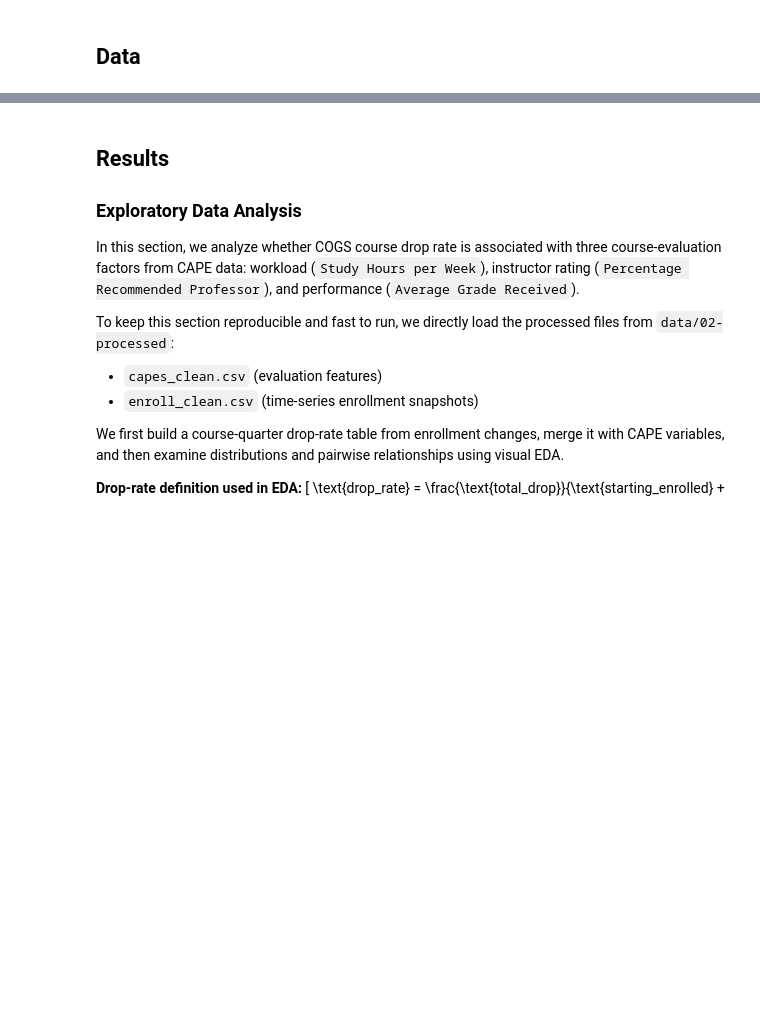
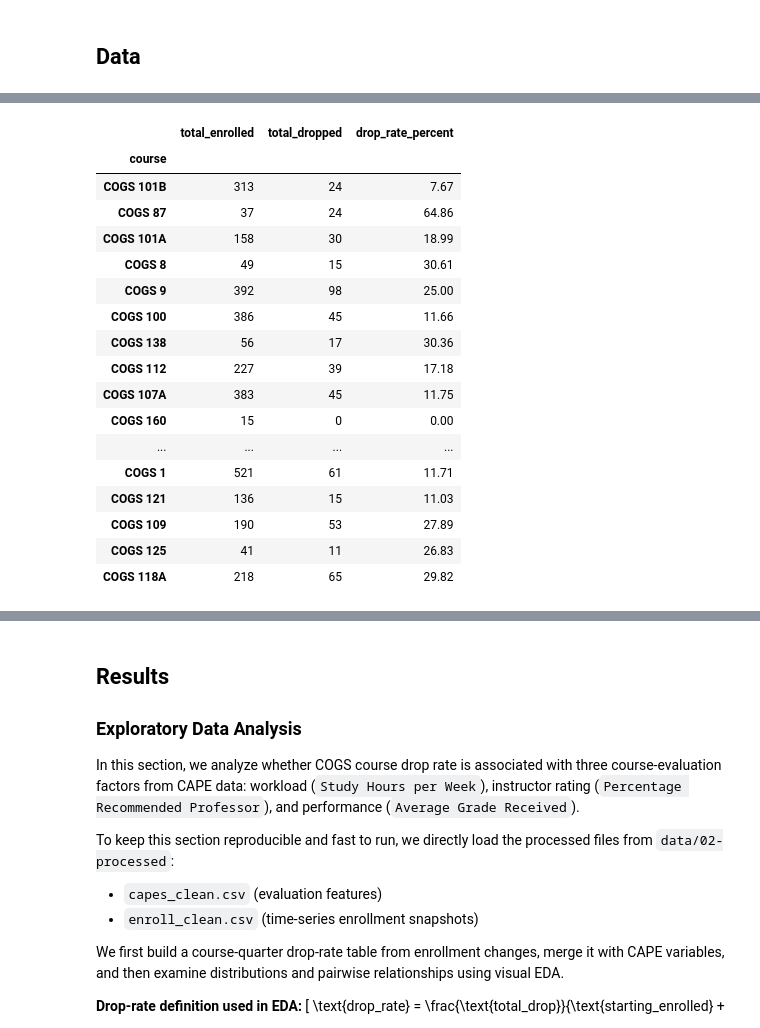
Before and after one commit to kaffa101/Group040_WI26, a Jupyter notebook: 03-FinalProject.ipynb, the cells around one changed output, grey strips where cells are left out. Saved outputs shown, nothing was run; the diff lists cells and outputs as text; code cells hidden in the pictures; blank space fills up the shorter version.

```diff
--- a/03-FinalProject.ipynb
+++ b/03-FinalProject.ipynb
@@ -89,0 +145,21 @@ Instructions: REPLACE the contents of this cell with your work, including any up
+# %%
+SP23
+# %% [output]
+|  | total_enrolled | total_dropped | drop_rate_percent |
+| course |  |  |  |
+| COGS 101B | 313 | 24 | 7.67 |
+| COGS 87 | 37 | 24 | 64.86 |
+| COGS 101A | 158 | 30 | 18.99 |
+| COGS 8 | 49 | 15 | 30.61 |
+| COGS 9 | 392 | 98 | 25.00 |
+| COGS 100 | 386 | 45 | 11.66 |
+| COGS 138 | 56 | 17 | 30.36 |
+| COGS 112 | 227 | 39 | 17.18 |
+| COGS 107A | 383 | 45 | 11.75 |
+| COGS 160 | 15 | 0 | 0.00 |
+| ... | ... | ... | ... |
+| COGS 1 | 521 | 61 | 11.71 |
+| COGS 121 | 136 | 15 | 11.03 |
+| COGS 109 | 190 | 53 | 27.89 |
+| COGS 125 | 41 | 11 | 26.83 |
+| COGS 118A | 218 | 65 | 29.82 |
```
Also changed, not shown: parts of 29 cells of this notebook.
